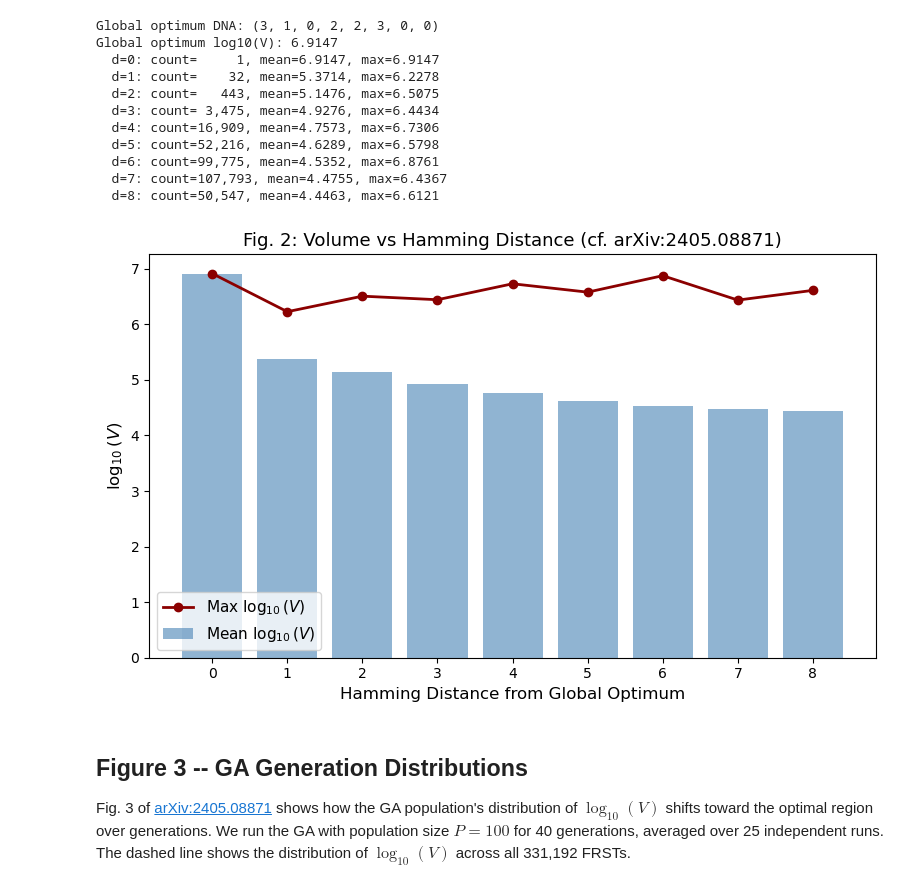
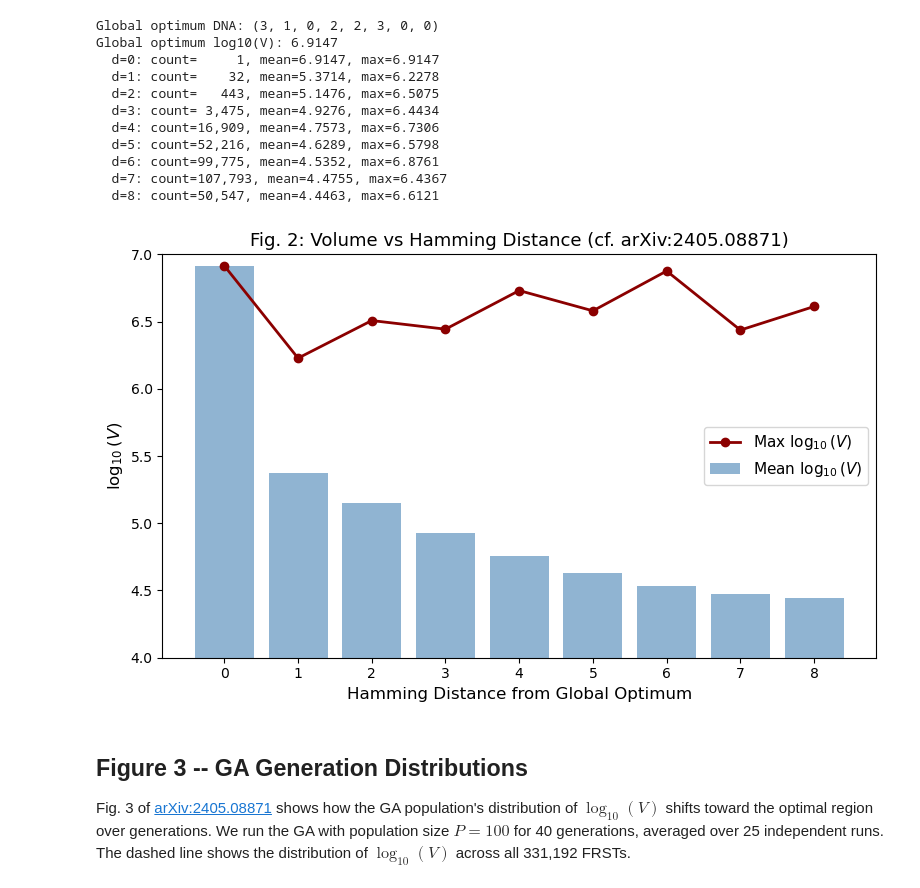
Before and after one commit to sheride/cyopt, a Jupyter notebook: documentation/source/tutorials/frst_optimization.ipynb, the cells around one changed output. Cells and saved outputs as stored; diff of their text form; code cells hidden in the pictures.

```diff
--- a/documentation/source/tutorials/frst_optimization.ipynb
+++ b/documentation/source/tutorials/frst_optimization.ipynb
@@ -170,19 +170,20 @@ Global optimum log10(V): 6.9147
 # %%
 fig, ax = plt.subplots(figsize=(8, 5))
 
 valid = counts > 0
 ax.bar(distances[valid], mean_vols[valid], alpha=0.6, label='Mean $\\log_{10}(V)$', color='steelblue')
 ax.plot(distances[valid], max_vols[valid], 'o-', color='darkred', label='Max $\\log_{10}(V)$', linewidth=2)
 
 ax.set_xlabel('Hamming Distance from Global Optimum', fontsize=12)
 ax.set_ylabel('$\\log_{10}(V)$', fontsize=12)
 ax.set_title('Fig. 2: Volume vs Hamming Distance (cf. arXiv:2405.08871)', fontsize=13)
 ax.legend(fontsize=11)
 ax.set_xticks(distances[valid])
+plt.ylim(4, 7)
 plt.tight_layout()
 plt.show()
 # %% [output]
-[figure, old version]
+[figure, new version]
 # %% [markdown]
 ## Figure 3 -- GA Generation Distributions
 
```
Also changed, not shown: parts of 4 cells of this notebook.
